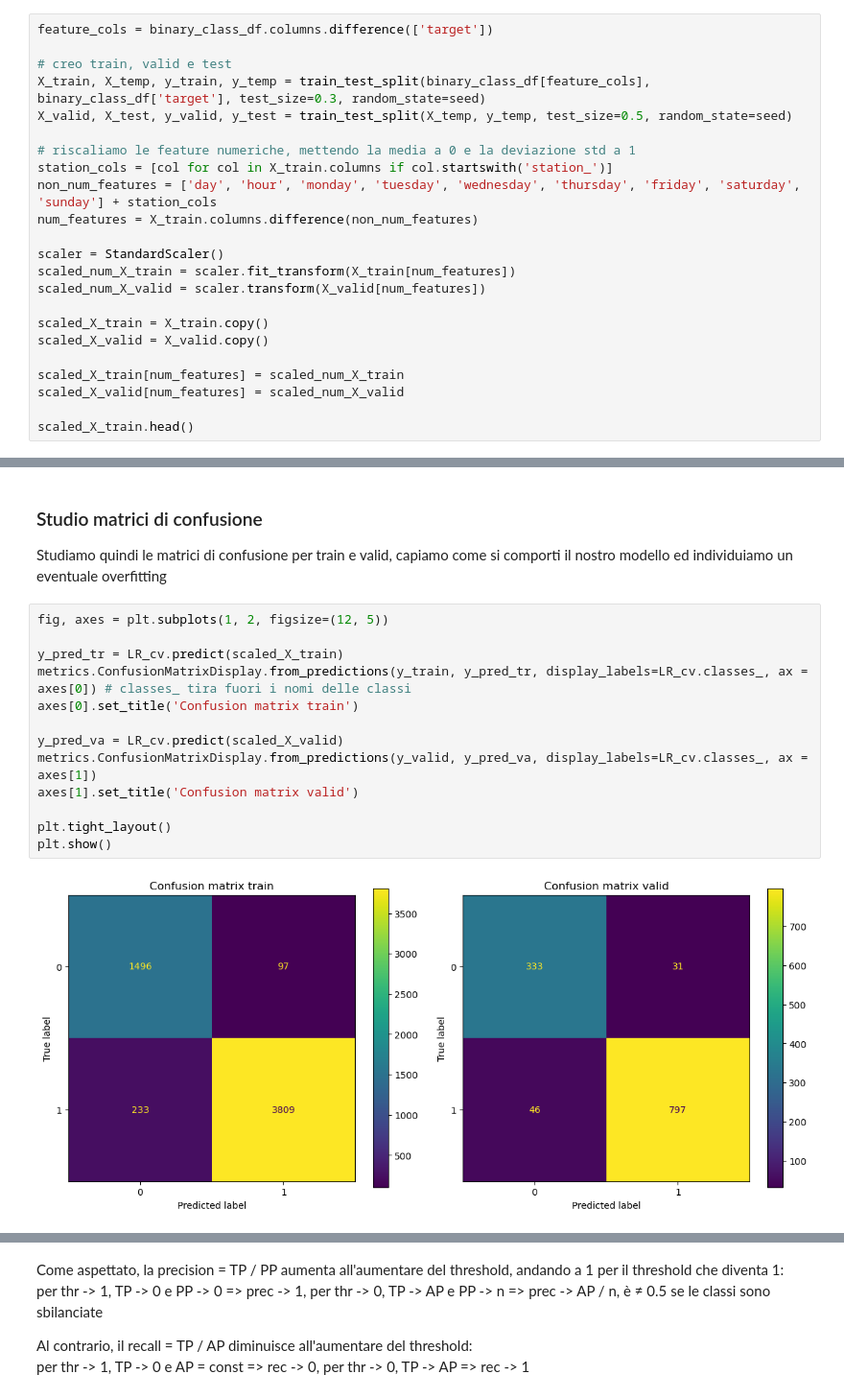
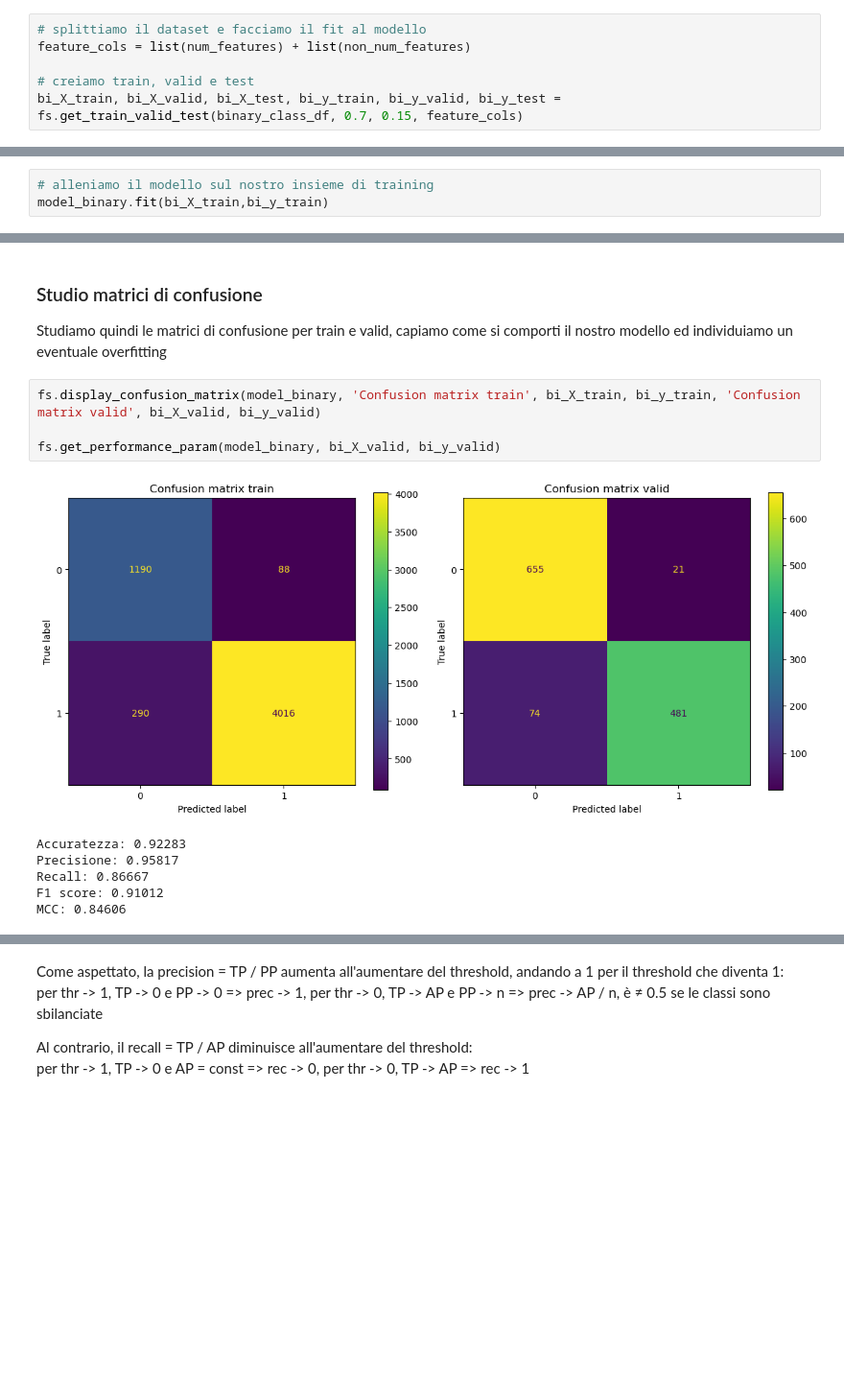
Before and after one commit to CarloDegasperi/DataScience, a Jupyter notebook: notebooks/classification/04_logistic_regression.ipynb, the cells around one changed output, grey strips where cells are left out. Shown at 96% size. Drawn from its saved outputs; the diff is of its cells as text; blank space fills up the shorter version.

```diff
--- a/notebooks/classification/04_logistic_regression.ipynb
+++ b/notebooks/classification/04_logistic_regression.ipynb
@@ -54,24 +101,7 @@ binary_class_df.head()
 Dividiamo quindi il dataset in train (70%), valid (15%) e test (15%). Utilizziamo la cross-validation k-fold già implementata in LogisticRegressionCV. Introduciamo valid come insieme su cui scegliere il threshold più adatto per la logistic regression. Dopo aver scelto quest'ultima, rialleniamo il modello su train + valid e lo testiamo su test.
 # %%
-feature_cols = binary_class_df.columns.difference(['target'])
+# splittiamo il dataset e facciamo il fit al modello
+feature_cols = list(num_features) + list(non_num_features)
 
-# creo train, valid e test
-X_train, X_temp, y_train, y_temp = train_test_split(binary_class_df[feature_cols], binary_class_df['target'], test_size=0.3, random_state=seed)
-X_valid, X_test, y_valid, y_test = train_test_split(X_temp, y_temp, test_size=0.5, random_state=seed)
-
-# riscaliamo le feature numeriche, mettendo la media a 0 e la deviazione std a 1
-station_cols = [col for col in X_train.columns if col.startswith('station_')]
-non_num_features = ['day', 'hour', 'monday', 'tuesday', 'wednesday', 'thursday', 'friday', 'saturday', 'sunday'] + station_cols
-num_features = X_train.columns.difference(non_num_features)
-
-scaler = StandardScaler()
-scaled_num_X_train = scaler.fit_transform(X_train[num_features])
-scaled_num_X_valid = scaler.transform(X_valid[num_features])
-
-scaled_X_train = X_train.copy()
-scaled_X_valid = X_valid.copy()
-
-scaled_X_train[num_features] = scaled_num_X_train
-scaled_X_valid[num_features] = scaled_num_X_valid
-
-scaled_X_train.head()
+# creiamo train, valid e test
+bi_X_train, bi_X_valid, bi_X_test, bi_y_train, bi_y_valid, bi_y_test = fs.get_train_valid_test(binary_class_df, 0.7, 0.15, feature_cols)
@@ -108,0 +108,3 @@ LogisticRegressionCV(class_weight='balanced', cv=10,
+# %%
+# alleniamo il modello sul nostro insieme di training
+model_binary.fit(bi_X_train,bi_y_train)
@@ -123,18 +149,14 @@ Monte Gaza sembra invece una feature particolarmente rilevante. Questo è probab
 ### Studio matrici di confusione
 Studiamo quindi le matrici di confusione per train e valid, capiamo come si comporti il nostro modello ed individuiamo un eventuale overfitting
 # %%
-fig, axes = plt.subplots(1, 2, figsize=(12, 5))
+fs.display_confusion_matrix(model_binary, 'Confusion matrix train', bi_X_train, bi_y_train, 'Confusion matrix valid', bi_X_valid, bi_y_valid)
 
-y_pred_tr = LR_cv.predict(scaled_X_train)
-metrics.ConfusionMatrixDisplay.from_predictions(y_train, y_pred_tr, display_labels=LR_cv.classes_, ax = axes[0]) # classes_ tira fuori i nomi delle classi
-axes[0].set_title('Confusion matrix train')
-
-y_pred_va = LR_cv.predict(scaled_X_valid)
-metrics.ConfusionMatrixDisplay.from_predictions(y_valid, y_pred_va, display_labels=LR_cv.classes_, ax = axes[1])
-axes[1].set_title('Confusion matrix valid')
-
-plt.tight_layout()
-plt.show()
+fs.get_performance_param(model_binary, bi_X_valid, bi_y_valid)
 # %% [output]
-[figure, old version]
+[figure, new version]
+Accuratezza: 0.92283
+Precisione: 0.95817
+Recall: 0.86667
+F1 score: 0.91012
+MCC: 0.84606
 # %% [markdown]
```
Also changed, not shown: parts of 50 cells of this notebook, 5 other files.
